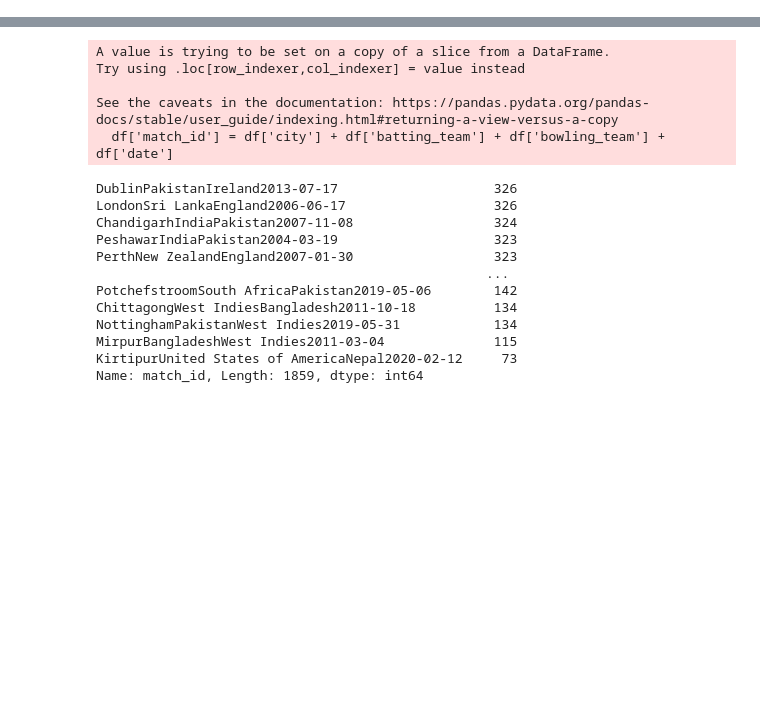
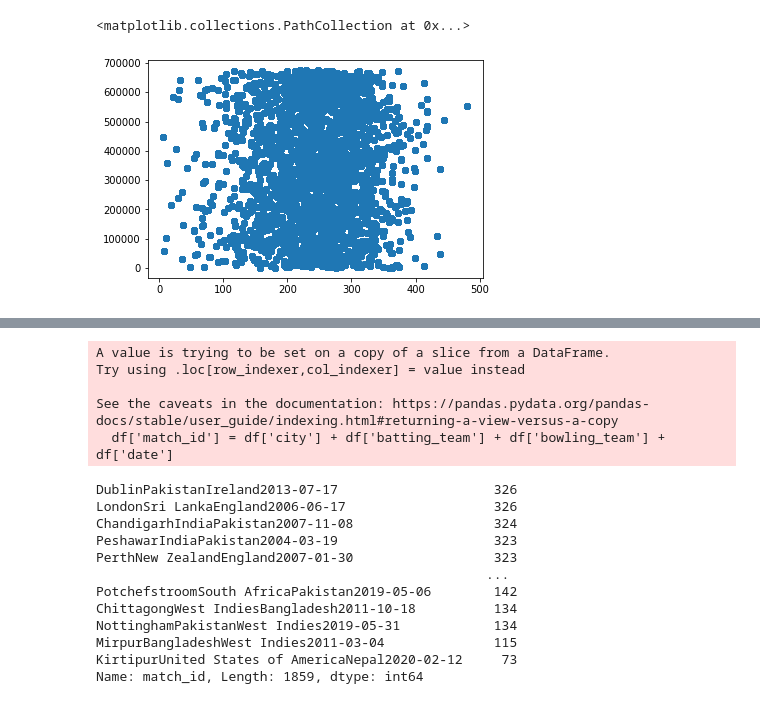
Before and after one commit to Williams224/cricket-prediction, a Jupyter notebook: notebooks/regression.ipynb, the cells around one changed output, grey strips where cells are left out. Cells and saved outputs as stored; diff of their text form; code cells hidden in the pictures; blank space fills up the shorter version.

Commit message:
added scatter plots

```diff
--- a/notebooks/regression.ipynb
+++ b/notebooks/regression.ipynb
@@ -2,3 +2,10 @@
 import pandas as pd
 # %%
 df = pd.read_parquet('/Users/TimothyW/Fun/cricket_prediction/data/processed_first_innings/first_innings_processed.parquet')
+# %%
+import matplotlib.pyplot as plt
+import numpy as np
+plt.scatter(df['first_innings_total_runs'], np.arange(0,(len(df))))
+# %% [output]
+<matplotlib.collections.PathCollection at 0x...>
+[figure, added]
```
Also changed, not shown: parts of 1 cell of this notebook, 2 other files.
